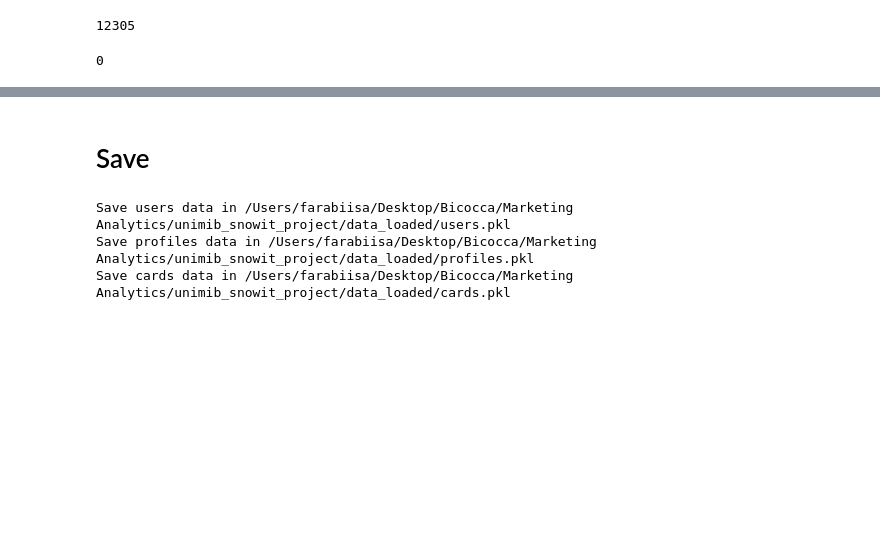
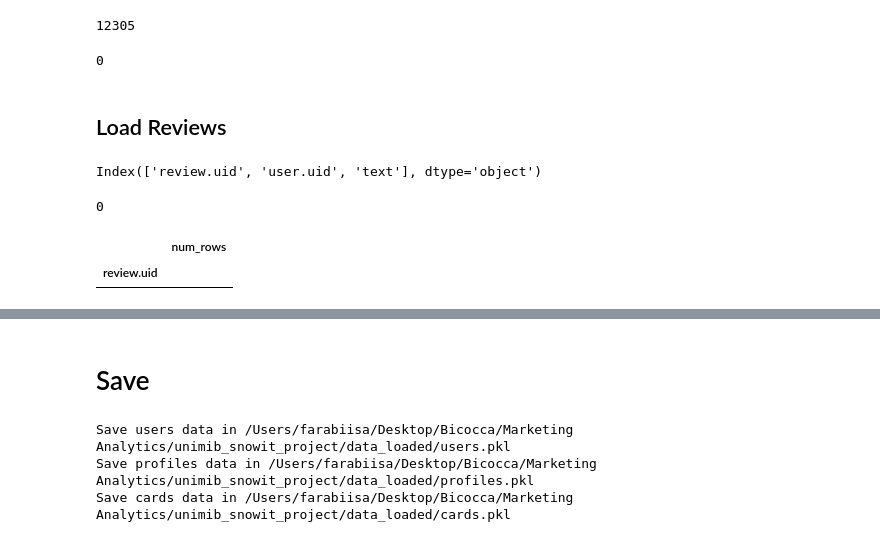
Before and after one commit to F4rab1/Marketing_Analytics, a Jupyter notebook: notebooks/01_read_data.ipynb, the cells around one changed output, grey strips where cells are left out. Saved outputs shown, nothing was run; the diff lists cells and outputs as text; code cells hidden in the pictures; blank space fills up the shorter version.

Commit message:
Loading reviews

```diff
--- a/notebooks/01_read_data.ipynb
+++ b/notebooks/01_read_data.ipynb
@@ -50,6 +51,8 @@ profiles_in_path = data_in_dir_path.joinpath(PROFILES_IN_FILENAME)
 cards_in_path = data_in_dir_path.joinpath(CARDS_IN_FILENAME)
 orders_in_path = data_in_dir_path.joinpath(ORDERS_IN_FILENAME)
 order_details_in_path = data_in_dir_path.joinpath(ORDER_DETAILS_IN_FILENAME)
+reviews_in_path = data_in_dir_path.joinpath(REVIEWS_IN_FILENAME)
+reviews_labelled_in_path = data_in_dir_path.joinpath(REVIEWS_LABELLED_IN_FILENAME)
 
 data_pkl_dir_path = root_dir_path.joinpath(DATA_PKL_DIR)
 users_pkl_path = data_pkl_dir_path.joinpath(USERS_PKL_FILENAME)
@@ -57,6 +60,8 @@ profiles_pkl_path = data_pkl_dir_path.joinpath(PROFILES_PKL_FILENAME)
 cards_pkl_path = data_pkl_dir_path.joinpath(CARDS_PKL_FILENAME)
 orders_pkl_path = data_pkl_dir_path.joinpath(ORDERS_PKL_FILENAME)
 order_details_pkl_path = data_pkl_dir_path.joinpath(ORDER_DETAILS_PKL_FILENAME)
+reviews_pkl_path = data_pkl_dir_path.joinpath(REVIEWS_PKL_FILENAME)
+reviews_labelled_pkl_path = data_pkl_dir_path.joinpath(REVIEWS_LABELLED_PKL_FILENAME)
 # %% [markdown]
 # LOAD
 # %% [markdown]
@@ -849,3 +854,5 @@ display(
 )
 # %% [output]
 0
+# %% [markdown]
+## Load Reviews
@@ -851,0 +865,50 @@ display(
+# %%
+safeload_reviews_df.columns
+# %% [output]
+Index(['review.uid', 'user.uid', 'text'], dtype='object')
+# %%
+reviews_df = pd.read_csv(reviews_in_path,
+                         keep_default_na=False,
+                         na_values=NA_VALUES,
+                         dtype={
+                             "review.uid": "string",
+                             "user.uid": "string",
+                             "text": "string"
+                         }
+                         )
+
+reviews_df["text"] = (
+    reviews_df["text"]
+    .str.strip()
+    .str.replace(r"\s+", " ", regex=True)
+)
+# %%
+# CHECK PK VALIDITY
+
+# SELECT count(1) as num_rows
+# FROM reviews_df
+# WHERE review.uid IS NULL
+
+display(
+    reviews_df
+    .loc[lambda tbl: tbl["review.uid"].isnull()]
+    .assign(aux=1.0)
+    .shape[0]
+)
+
+# SELECT review.uid, count(1) as num_rows
+# FROM reviews_df
+# GROUP BY review.uid
+# HAVING num_rows > 1
+
+display(
+    reviews_df
+    .assign(aux=1.0)
+    .groupby(["review.uid"], dropna=False)
+    .agg(num_rows=("aux", pd.Series.count))
+    .loc[lambda tbl: tbl["num_rows"] > 1]
+)
+# %% [output]
+0
+|  | num_rows |
+| review.uid |  |
```
Also changed, not shown: parts of 10 cells of this notebook, 2 other files.
